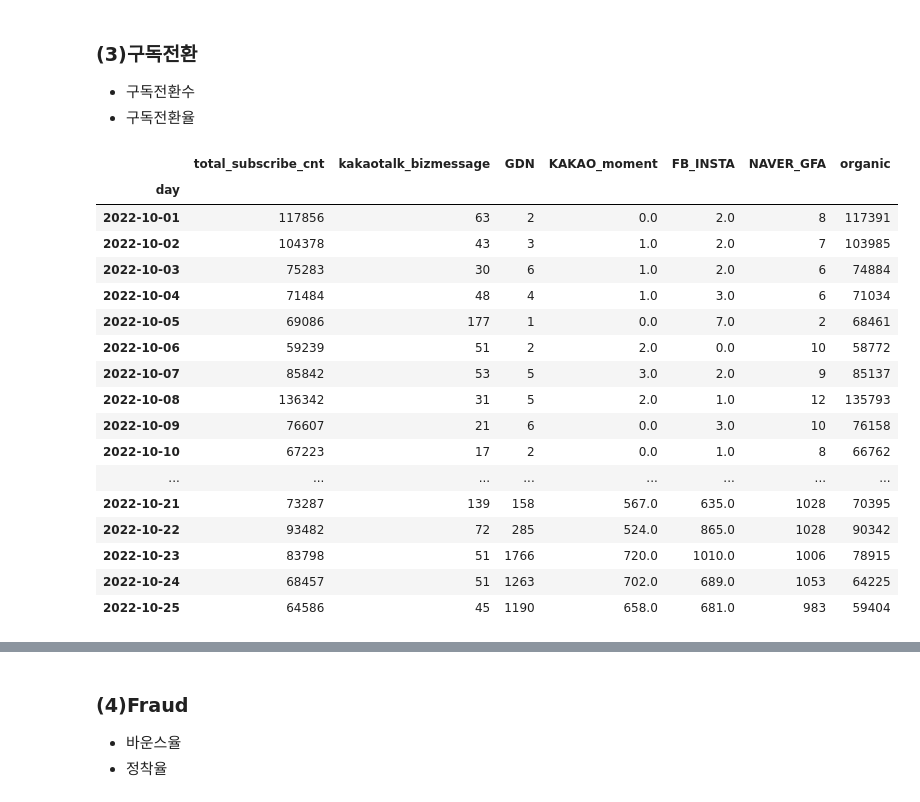
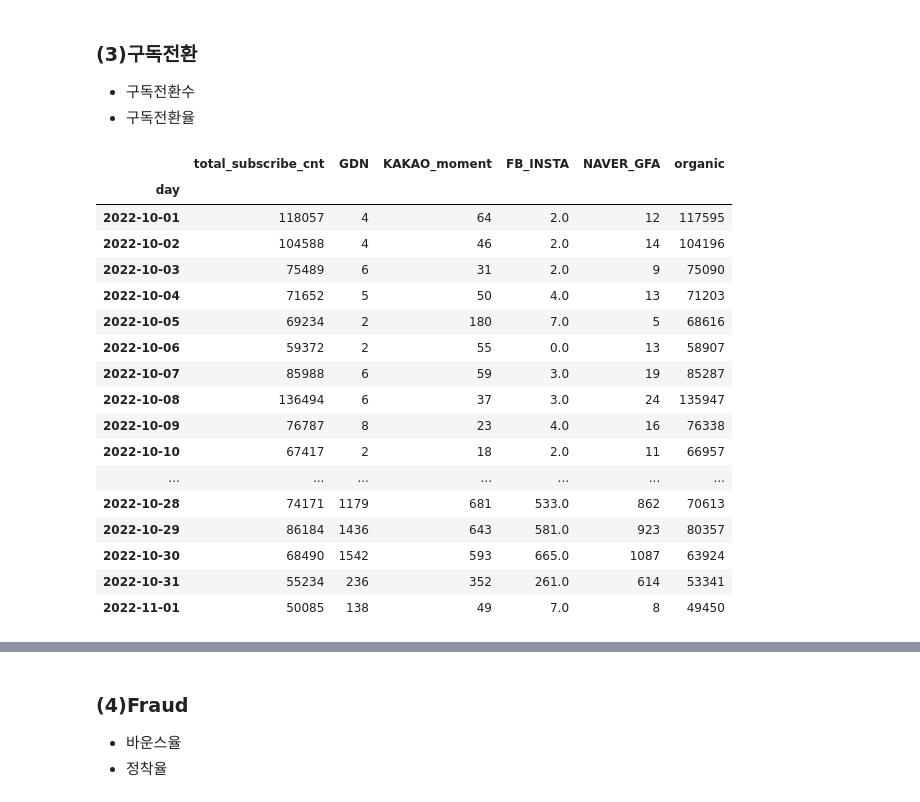
Before and after one commit to tand-datateam-th/kto_prj_git, a Jupyter notebook: [KTO]_Letter_analysis_v1_2210.ipynb, the cells around one changed output, grey strips where cells are left out. Drawn from its saved outputs; the diff is of its cells as text; code cells hidden in the pictures.

```diff
--- a/[KTO]_Letter_analysis_v1_2210.ipynb
+++ b/[KTO]_Letter_analysis_v1_2210.ipynb
@@ -322,35 +349,0 @@ df_vis1.sort_values(by = 'inflow_cnt', ascending=False)
-# %%
-#########################################
-# 2. 신규/기존 유입
-#########################################
-## 1) 일별 전체 신규 유입
-def get_daily_cnt(
-                  dict_output, lst, nm, df_target = df_app_log, KEY_ID = KEY_ID_DEVICE,
-                  dict_input = dict_lst_user_from_referrs_gudok, make_sub_dict = False):
-    # 1. 전체 일별 수치
-    df_daily = df_app_log[df_app_log[KEY_ID].isin(lst)].groupby('day')[KEY_ID]\
-                    .nunique().to_frame(name = f'total_{nm}')
-
-    # 2. 매체별 일별 수지
-    for key, values in dict_input.items():
-        _lst_id = list(set(lst) &  set(values))
-        _df = df_app_log[df_app_log[KEY_ID].isin(_lst_id)].groupby('day')[KEY_ID]\
-                    .nunique().to_frame(name = f'{key}_{nm}').fillna(0)
-        if make_sub_dict == True:
-            dict_output[f'{key}'] = {}
-
-        dict_output[f'{key}'][f'{nm}'] = _df
-        # dict_output[f'{key}_{nm}']
-        df_daily[f'{key}'] = _df[f'{key}_{nm}']
-        df_daily.fillna(0, inplace=True)
-        # pd.concat([df_daily, dict_output[f'{key}'][f'{key}_{nm}']], axis=1).fillna(0)
-
-    return df_daily
-
-
-df_daily_new_inflow = get_daily_cnt(dict_output_inflow_cnt, lst=lst_new_device, nm='new_inflow')
-df_daily_new_inflow
-
-## 3) 일별 전체 기존 유입
-df_daily_re_inflow = get_daily_cnt(dict_output_inflow_cnt, lst=lst_re_device, nm='re_inflow')
-df_daily_re_inflow
@@ -463,33 +495,33 @@ for key, values in dict_lst_user_from_referrs_gudok.items():
 # %%
 #########################################
 # 1. 구독완료
 #########################################
 ## 1) 일별 구독완료 유저 수
 dict_subscribe = {}
 
 df_daily_subscribe = pd.DataFrame()
-df_daily_subscribe = get_daily_cnt(dict_output=dict_subscribe, lst=lst_total_device, nm='subscribe_cnt',
+df_daily_subscribe = get_daily_cnt(dict_output=dict_subscribe, lst=lst_total_device, nm='subscribe_cnt', dict_input = dict_lst_user_from_referrs_gudok,
                     make_sub_dict = True)
 df_daily_subscribe
 # %% [output]
-|  | total_subscribe_cnt | kakaotalk_bizmessage | GDN | KAKAO_moment | FB_INSTA | NAVER_GFA | organic |
-| day |  |  |  |  |  |  |  |
-| 2022-10-01 | 117856 | 63 | 2 | 0.0 | 2.0 | 8 | 117391 |
-| 2022-10-02 | 104378 | 43 | 3 | 1.0 | 2.0 | 7 | 103985 |
-| 2022-10-03 | 75283 | 30 | 6 | 1.0 | 2.0 | 6 | 74884 |
-| 2022-10-04 | 71484 | 48 | 4 | 1.0 | 3.0 | 6 | 71034 |
-| 2022-10-05 | 69086 | 177 | 1 | 0.0 | 7.0 | 2 | 68461 |
-| 2022-10-06 | 59239 | 51 | 2 | 2.0 | 0.0 | 10 | 58772 |
-| 2022-10-07 | 85842 | 53 | 5 | 3.0 | 2.0 | 9 | 85137 |
-| 2022-10-08 | 136342 | 31 | 5 | 2.0 | 1.0 | 12 | 135793 |
-| 2022-10-09 | 76607 | 21 | 6 | 0.0 | 3.0 | 10 | 76158 |
-| 2022-10-10 | 67223 | 17 | 2 | 0.0 | 1.0 | 8 | 66762 |
-| ... | ... | ... | ... | ... | ... | ... | ... |
-| 2022-10-21 | 73287 | 139 | 158 | 567.0 | 635.0 | 1028 | 70395 |
-| 2022-10-22 | 93482 | 72 | 285 | 524.0 | 865.0 | 1028 | 90342 |
-| 2022-10-23 | 83798 | 51 | 1766 | 720.0 | 1010.0 | 1006 | 78915 |
-| 2022-10-24 | 68457 | 51 | 1263 | 702.0 | 689.0 | 1053 | 64225 |
-| 2022-10-25 | 64586 | 45 | 1190 | 658.0 | 681.0 | 983 | 59404 |
+|  | total_subscribe_cnt | GDN | KAKAO_moment | FB_INSTA | NAVER_GFA | organic |
+| day |  |  |  |  |  |  |
+| 2022-10-01 | 118057 | 4 | 64 | 2.0 | 12 | 117595 |
+| 2022-10-02 | 104588 | 4 | 46 | 2.0 | 14 | 104196 |
+| 2022-10-03 | 75489 | 6 | 31 | 2.0 | 9 | 75090 |
+| 2022-10-04 | 71652 | 5 | 50 | 4.0 | 13 | 71203 |
+| 2022-10-05 | 69234 | 2 | 180 | 7.0 | 5 | 68616 |
+| 2022-10-06 | 59372 | 2 | 55 | 0.0 | 13 | 58907 |
+| 2022-10-07 | 85988 | 6 | 59 | 3.0 | 19 | 85287 |
+| 2022-10-08 | 136494 | 6 | 37 | 3.0 | 24 | 135947 |
+| 2022-10-09 | 76787 | 8 | 23 | 4.0 | 16 | 76338 |
+| 2022-10-10 | 67417 | 2 | 18 | 2.0 | 11 | 66957 |
+| ... | ... | ... | ... | ... | ... | ... |
+| 2022-10-28 | 74171 | 1179 | 681 | 533.0 | 862 | 70613 |
+| 2022-10-29 | 86184 | 1436 | 643 | 581.0 | 923 | 80357 |
+| 2022-10-30 | 68490 | 1542 | 593 | 665.0 | 1087 | 63924 |
+| 2022-10-31 | 55234 | 236 | 352 | 261.0 | 614 | 53341 |
+| 2022-11-01 | 50085 | 138 | 49 | 7.0 | 8 | 49450 |
 # %%
 #########################################
 # 2. 구독전환율
```
Also changed, not shown: parts of 22 cells of this notebook.
